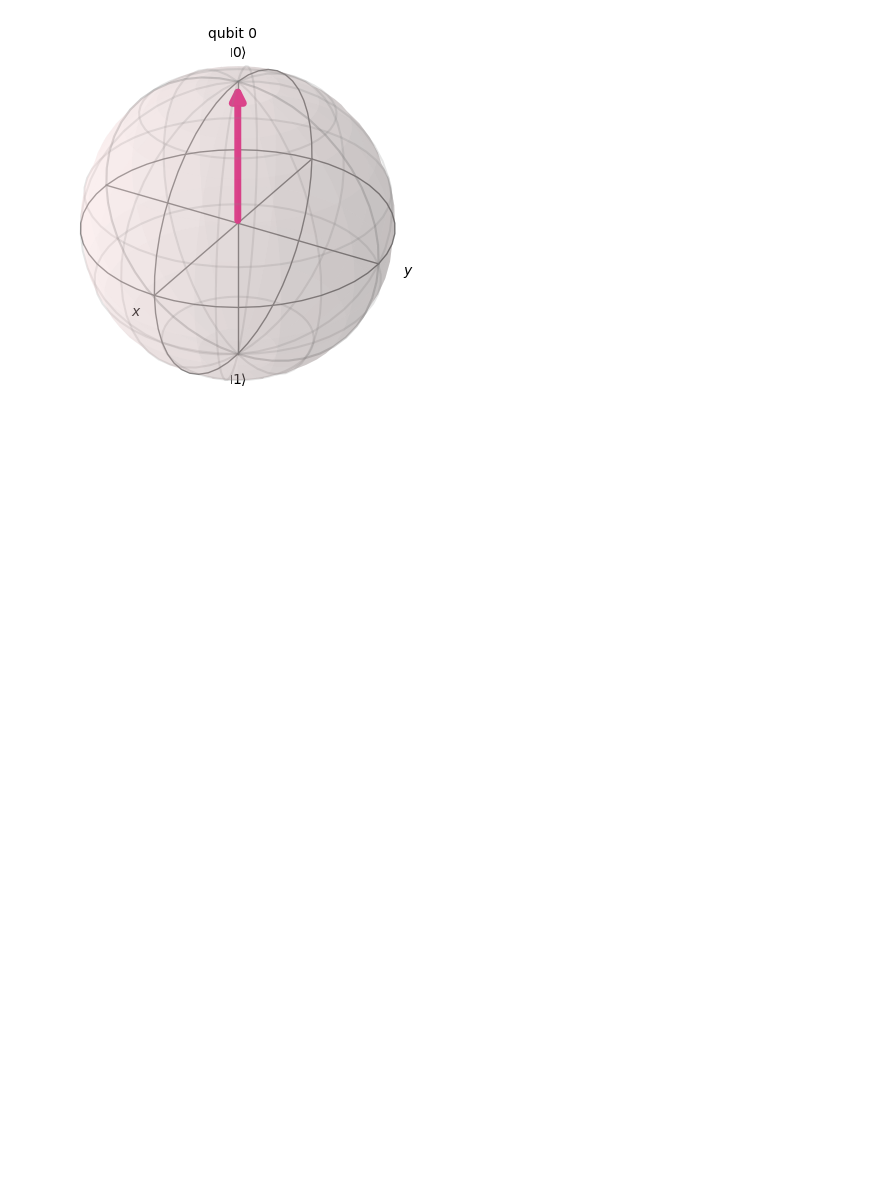
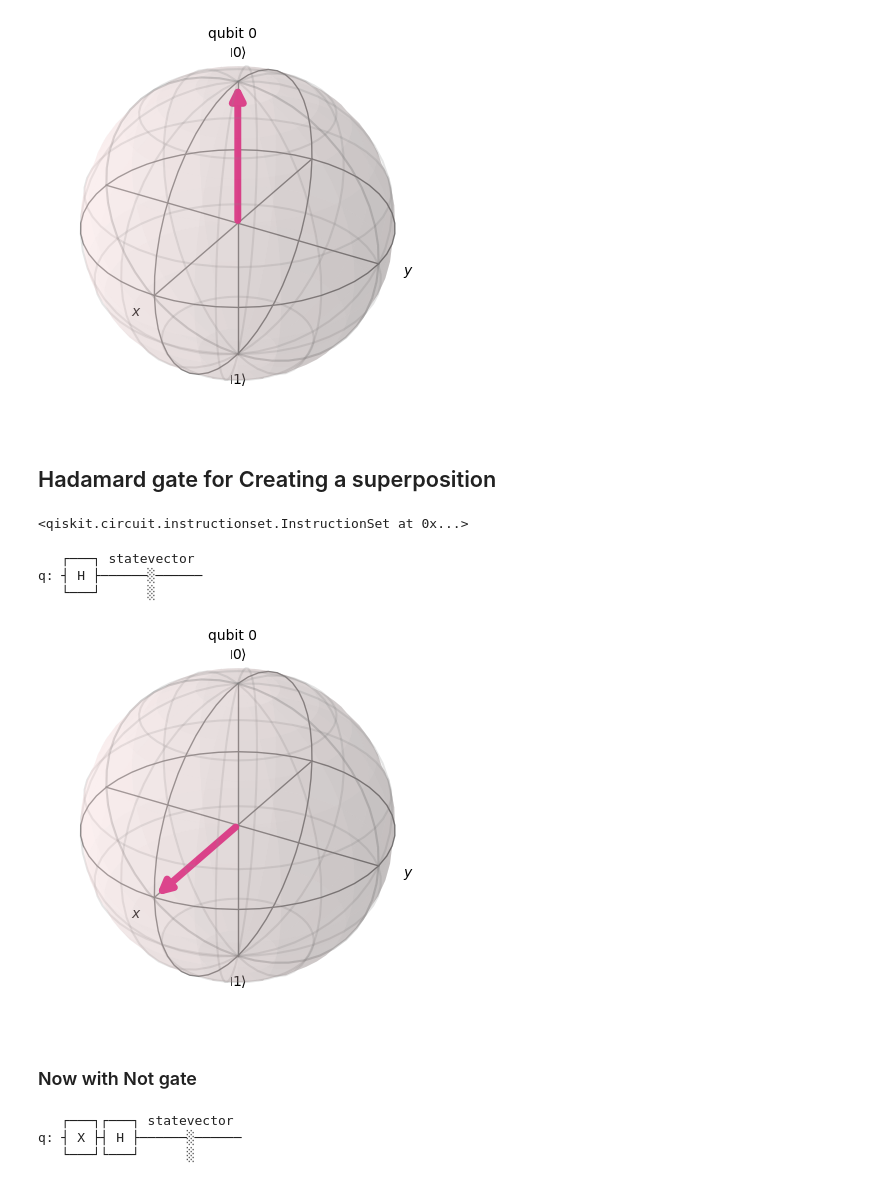
Before and after one commit to dipankardas011/Quantum-Coding, a Jupyter notebook: superposition.ipynb, the cells around one changed output. Cells and saved outputs as stored; diff of their text form; code cells hidden in the pictures; blank space fills up the shorter version.

Commit message:
learning about superposition using hadamard gate
Signed-off-by: Dipankar Das <65275144+dipankardas011@users.noreply.github.com>

```diff
--- a/superposition.ipynb
+++ b/superposition.ipynb
@@ -40,3 +40,36 @@ from qiskit.visualization import plot_bloch_multivector
 plot_bloch_multivector(psi)
 # %% [output]
 [figure]
+# %% [markdown]
+## Hadamard gate for Creating a superposition
+# %%
+qc_h = QuantumCircuit(1)
+qc_h.h(0)
+qc_h.save_statevector()
+# %% [output]
+<qiskit.circuit.instructionset.InstructionSet at 0x...>
+# %%
+qc_h.draw()
+# %% [output]
+   ┌───┐ statevector
+q: ┤ H ├──────░──────
+   └───┘      ░
+# %%
+result_with_h = backend.run(transpile(qc_h, backend)).result()
+psi_with_h = result_with_h.get_statevector(qc_h)
+# %%
+plot_bloch_multivector(psi_with_h)
+# %% [output]
+[figure, added]
+# %% [markdown]
+### Now with Not gate
+# %%
+qc_h_x = QuantumCircuit(1)
+qc_h_x.x(0)
+qc_h_x.h(0)
+qc_h_x.save_statevector()
+qc_h_x.draw()
+# %% [output]
+   ┌───┐┌───┐ statevector
+q: ┤ X ├┤ H ├──────░──────
+   └───┘└───┘      ░
```
Also changed, not shown: parts of 7 cells of this notebook.
